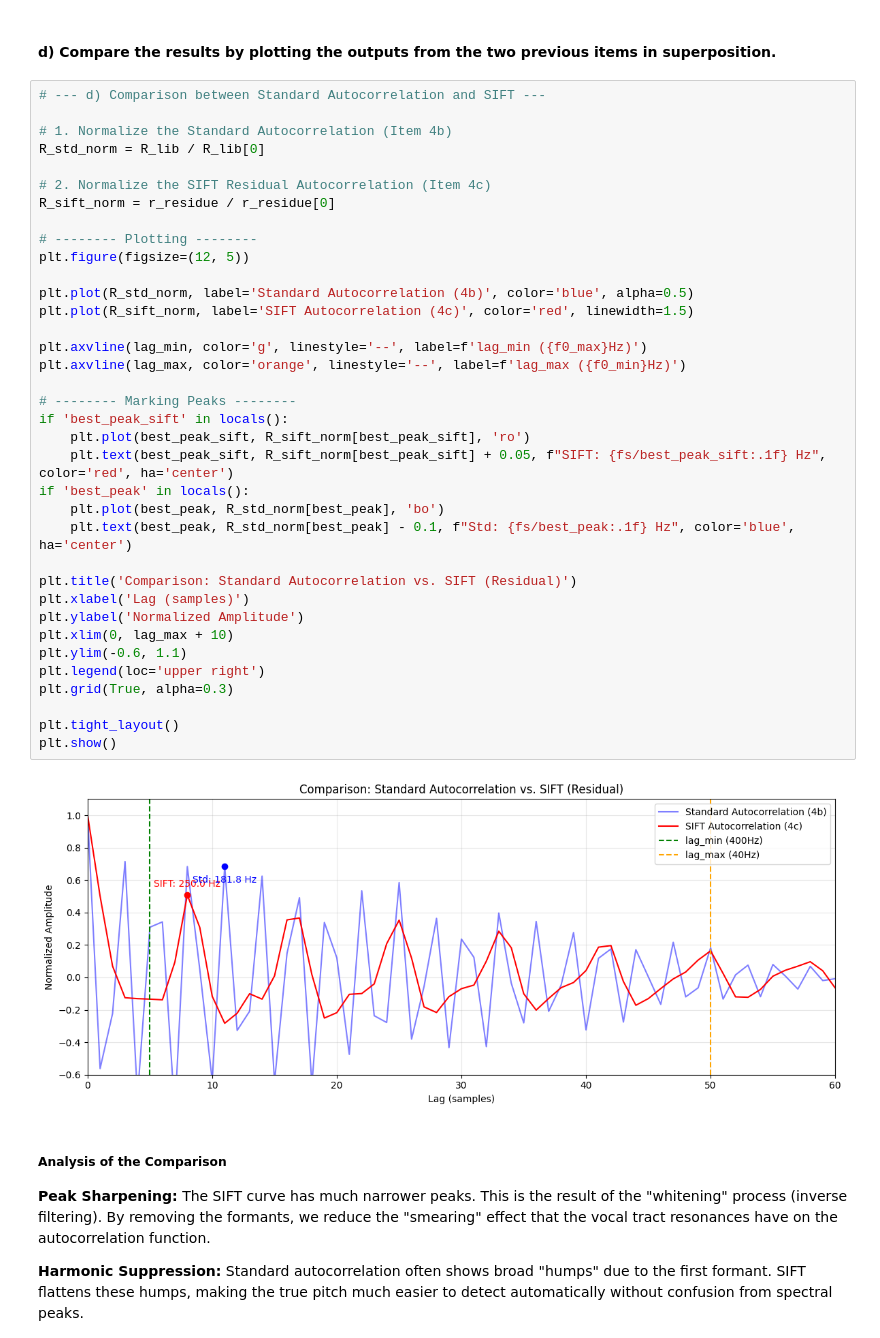
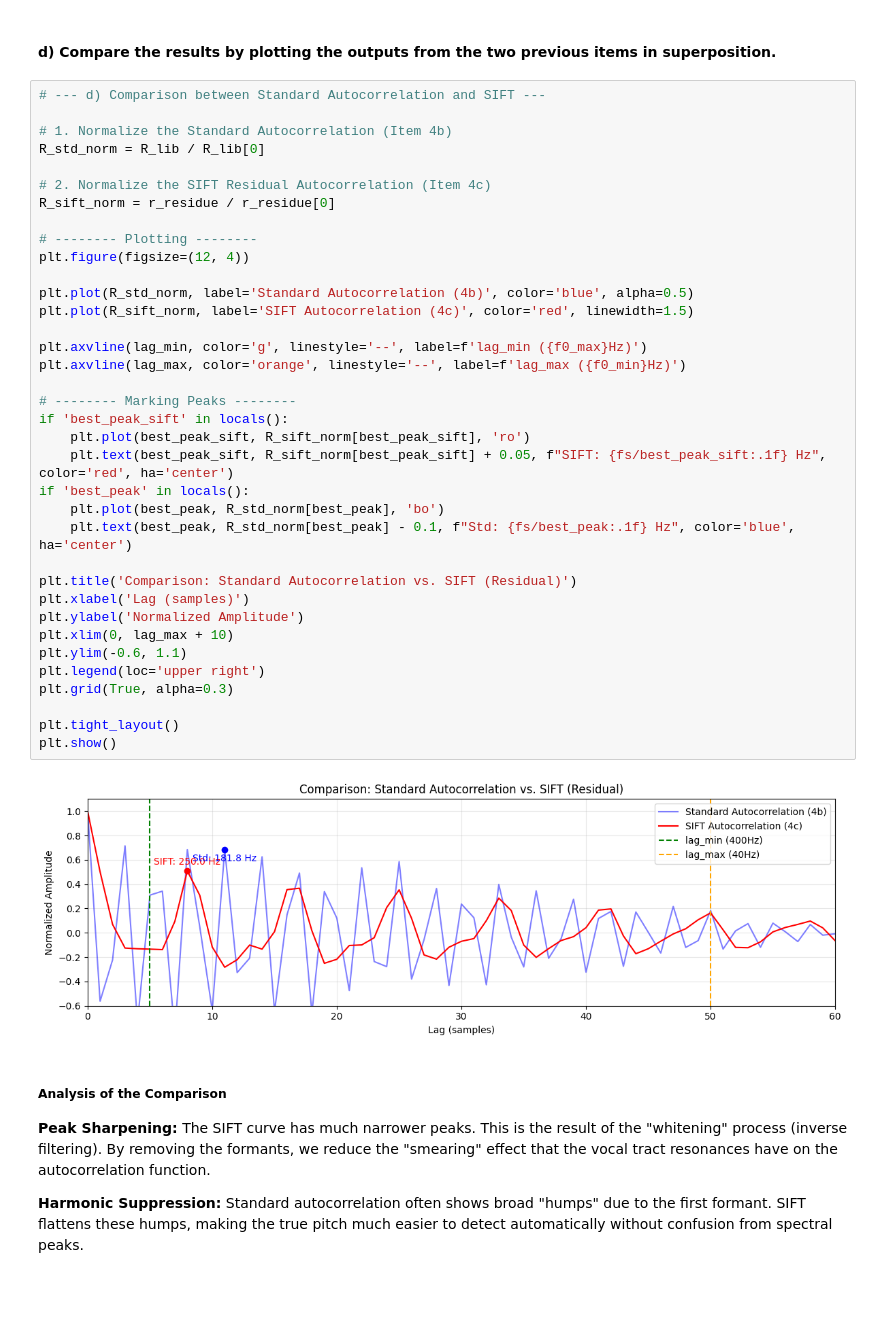
Before and after one commit to joaocolombari/PSI5123_problem_set, a Jupyter notebook: main.ipynb, the cells around one changed output. Saved outputs shown, nothing was run; the diff lists cells and outputs as text; blank space fills up the shorter version.

```diff
--- a/main.ipynb
+++ b/main.ipynb
@@ -596,35 +596,35 @@ R_std_norm = R_lib / R_lib[0]
 # 2. Normalize the SIFT Residual Autocorrelation (Item 4c)
 R_sift_norm = r_residue / r_residue[0]
 
 # -------- Plotting --------
-plt.figure(figsize=(12, 5))
+plt.figure(figsize=(12, 4))
 
 plt.plot(R_std_norm, label='Standard Autocorrelation (4b)', color='blue', alpha=0.5)
 plt.plot(R_sift_norm, label='SIFT Autocorrelation (4c)', color='red', linewidth=1.5)
 
 plt.axvline(lag_min, color='g', linestyle='--', label=f'lag_min ({f0_max}Hz)')
 plt.axvline(lag_max, color='orange', linestyle='--', label=f'lag_max ({f0_min}Hz)')
 
 # -------- Marking Peaks --------
 if 'best_peak_sift' in locals():
     plt.plot(best_peak_sift, R_sift_norm[best_peak_sift], 'ro')
     plt.text(best_peak_sift, R_sift_norm[best_peak_sift] + 0.05, f"SIFT: {fs/best_peak_sift:.1f} Hz", color='red', ha='center')
 if 'best_peak' in locals():
     plt.plot(best_peak, R_std_norm[best_peak], 'bo')
     plt.text(best_peak, R_std_norm[best_peak] - 0.1, f"Std: {fs/best_peak:.1f} Hz", color='blue', ha='center')
 
 plt.title('Comparison: Standard Autocorrelation vs. SIFT (Residual)')
 plt.xlabel('Lag (samples)')
 plt.ylabel('Normalized Amplitude')
 plt.xlim(0, lag_max + 10)
 plt.ylim(-0.6, 1.1)
 plt.legend(loc='upper right')
 plt.grid(True, alpha=0.3)
 
 plt.tight_layout()
 plt.show()
 # %% [output]
-[figure, old version]
+[figure, new version]
 # %% [markdown]
 ##### Analysis of the Comparison
 
```
Also changed, not shown: parts of 20 cells of this notebook, 4 other files.
